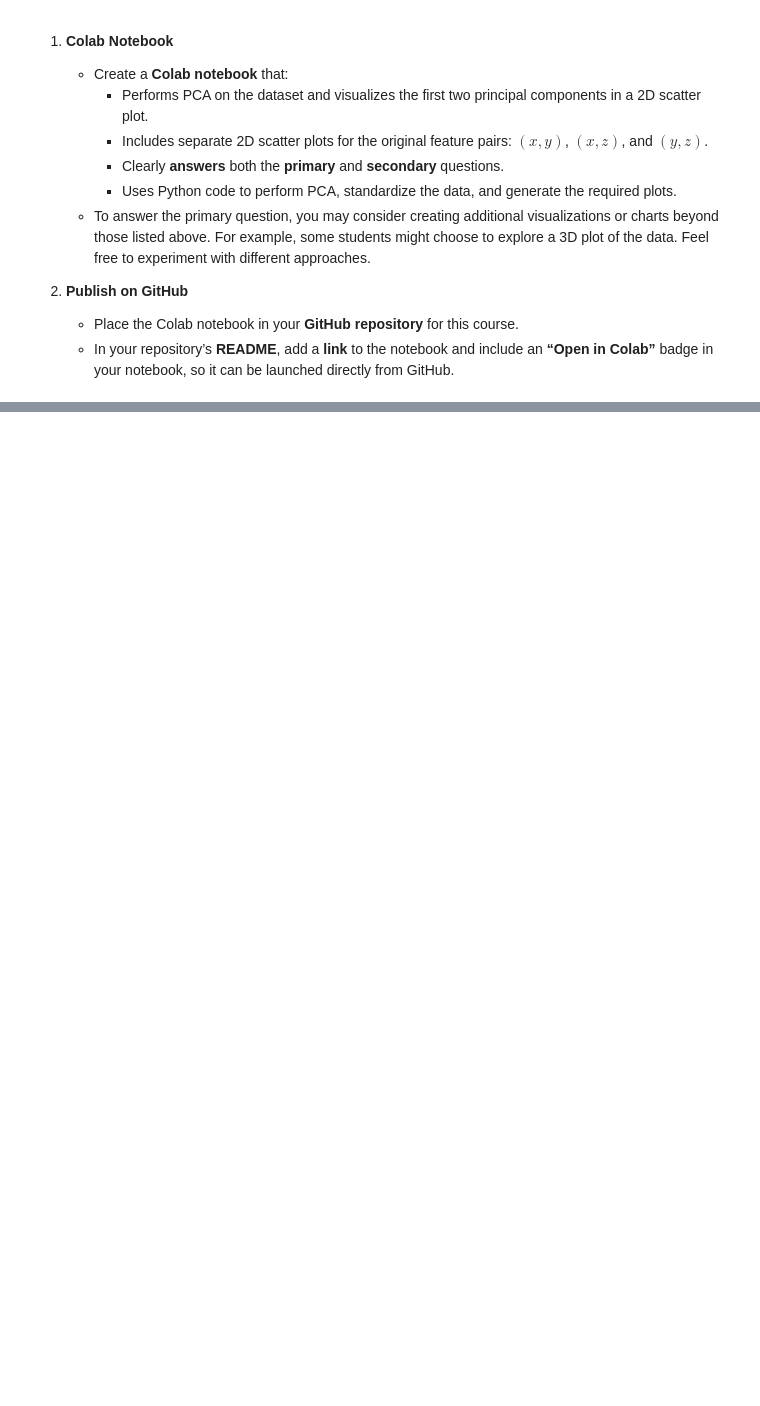
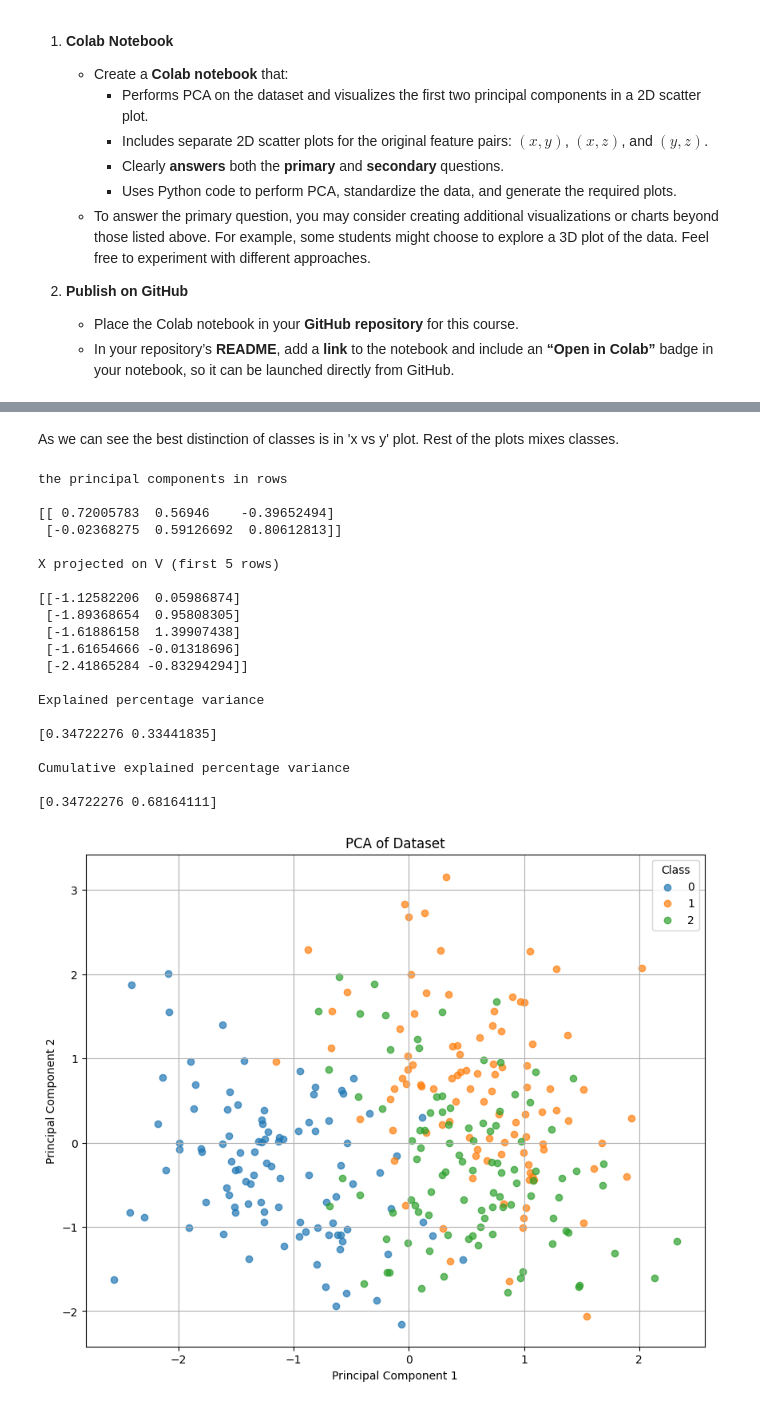
Before and after one commit to kussy29/machine_learning, a Jupyter notebook: lab01_pca.ipynb, the cells around one changed output, grey strips where cells are left out. Drawn from its saved outputs; the diff is of its cells as text; code cells hidden in the pictures; blank space fills up the shorter version.

```diff
--- a/lab01_pca.ipynb
+++ b/lab01_pca.ipynb
@@ -747,0 +812,56 @@ Remember: before applying PCA, **standardize** the data so that each feature has
+# %% [markdown]
+As we can see the best distinction of classes is in 'x vs y' plot. Rest of the plots mixes classes.
+# %%
+
+# Center and standardize the data before applying PCA
+scaler = StandardScaler()
+X = scaler.fit_transform(X)
+
+# Perform PCA and reduce the data to 2 components for visualization
+pca = PCA(n_components = 2)
+XV = pca.fit_transform(X)
+
+
+print("\nthe principal components in rows\n")
+print(pca.components_)
+
+print("\nX projected on V (first 5 rows)\n")
+print(XV[:5,:])
+print("\nExplained percentage variance\n")
+print(pca.explained_variance_ratio_)
+print("\nCumulative explained percentage variance\n")
+print(np.cumsum(pca.explained_variance_ratio_))
+
+# Plot the PCA results with color coding by wine class
+plt.figure(figsize=(10, 8))
+for class_label in classes:
+    plt.scatter(XV[y==class_label,0], XV[y==class_label,1], label=class_label, alpha=0.7)
+
+plt.xlabel("Principal Component 1")
+plt.ylabel("Principal Component 2")
+plt.title("PCA of Dataset")
+plt.legend(title="Class")
+plt.grid(True)
+plt.show()
+# %% [output]
+the principal components in rows
+
+[[ 0.72005783  0.56946    -0.39652494]
+ [-0.02368275  0.59126692  0.80612813]]
+
+X projected on V (first 5 rows)
+
+[[-1.12582206  0.05986874]
+ [-1.89368654  0.95808305]
+ [-1.61886158  1.39907438]
+ [-1.61654666 -0.01318696]
+ [-2.41865284 -0.83294294]]
+
+Explained percentage variance
+
+[0.34722276 0.33441835]
+
+Cumulative explained percentage variance
+
+[0.34722276 0.68164111]
+[figure, added]
```
Also changed, not shown: parts of 11 cells of this notebook.
